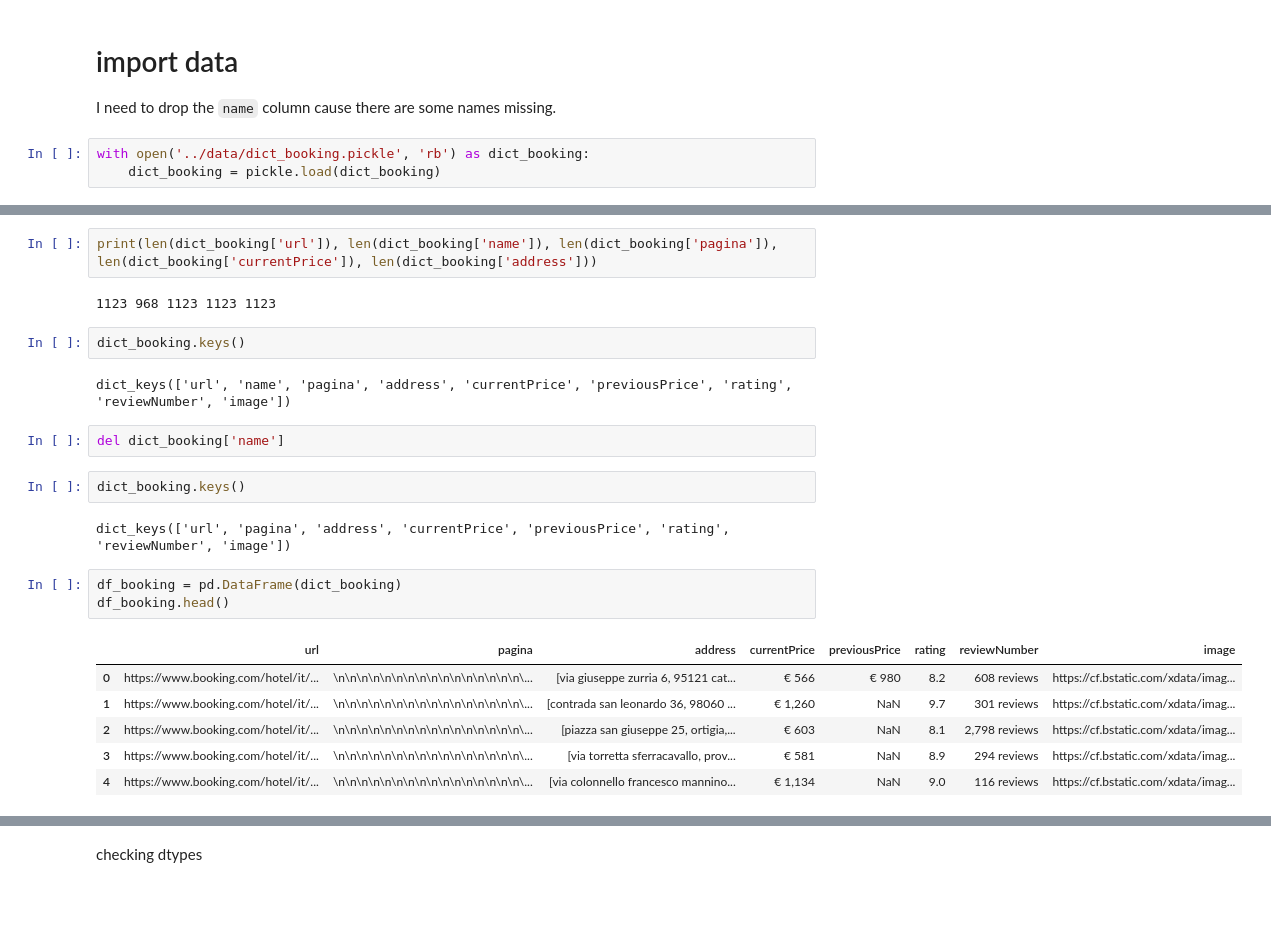
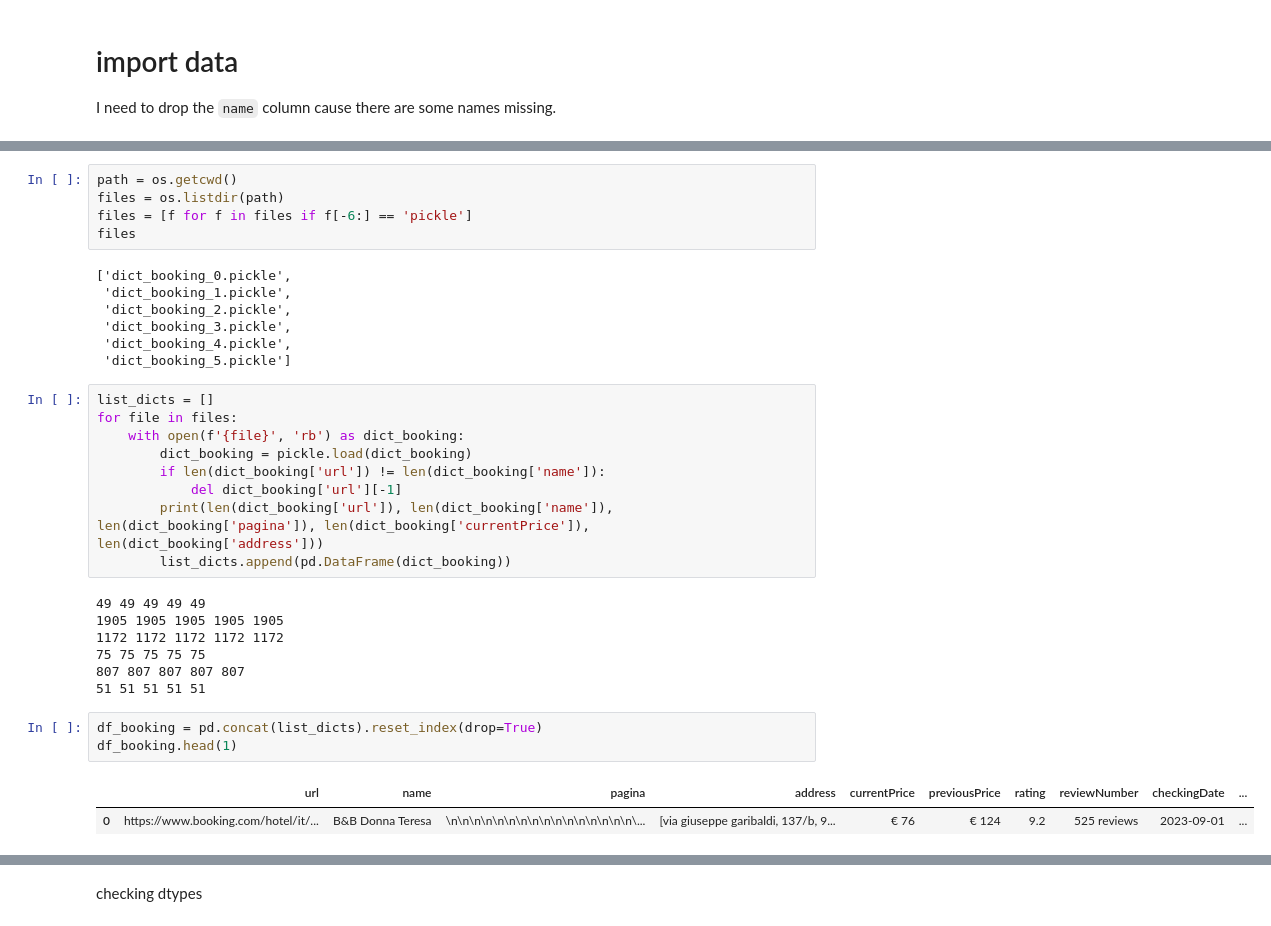
Before and after one commit to annassanchez/vuelve-conmigo-a-italia, a Jupyter notebook: notebooks/02_cleaning.ipynb, the cells around one changed output, grey strips where cells are left out. Cells and saved outputs as stored; diff of their text form; blank space fills up the shorter version.

```diff
--- a/notebooks/02_cleaning.ipynb
+++ b/notebooks/02_cleaning.ipynb
@@ -12,6 +16,3 @@ location = locator.geocode("Champ de Mars, Paris, France")
 # %% [markdown]
 # import data
 I need to drop the `name` column cause there are some names missing.
-# %%
-with open('../data/dict_booking.pickle', 'rb') as dict_booking:
-    dict_booking = pickle.load(dict_booking)
@@ -18,26 +26,36 @@ with open('../data/dict_booking.pickle', 'rb') as dict_booking:
+# %%
+path = os.getcwd()
+files = os.listdir(path)
+files = [f for f in files if f[-6:] == 'pickle']
+files
+# %% [output]
+['dict_booking_0.pickle',
+ 'dict_booking_1.pickle',
+ 'dict_booking_2.pickle',
+ 'dict_booking_3.pickle',
+ 'dict_booking_4.pickle',
+ 'dict_booking_5.pickle']
 # %%
-print(len(dict_booking['url']), len(dict_booking['name']), len(dict_booking['pagina']), len(dict_booking['currentPrice']), len(dict_booking['address']))
+list_dicts = []
+for file in files:
+    with open(f'{file}', 'rb') as dict_booking:
+        dict_booking = pickle.load(dict_booking)
+        if len(dict_booking['url']) != len(dict_booking['name']):
+            del dict_booking['url'][-1]
+        print(len(dict_booking['url']), len(dict_booking['name']), len(dict_booking['pagina']), len(dict_booking['currentPrice']), len(dict_booking['address']))
+        list_dicts.append(pd.DataFrame(dict_booking))
 # %% [output]
-1123 968 1123 1123 1123
+49 49 49 49 49
+1905 1905 1905 1905 1905
+1172 1172 1172 1172 1172
+75 75 75 75 75
+807 807 807 807 807
+51 51 51 51 51
-# %%
-dict_booking.keys()
-# %% [output]
-dict_keys(['url', 'name', 'pagina', 'address', 'currentPrice', 'previousPrice', 'rating', 'reviewNumber', 'image'])
-# %%
-del dict_booking['name']
-# %%
-dict_booking.keys()
-# %% [output]
-dict_keys(['url', 'pagina', 'address', 'currentPrice', 'previousPrice', 'rating', 'reviewNumber', 'image'])
 # %%
-df_booking = pd.DataFrame(dict_booking)
-df_booking.head()
+df_booking = pd.concat(list_dicts).reset_index(drop=True)
+df_booking.head(1)
 # %% [output]
-|  | url | pagina | address | currentPrice | previousPrice | rating | reviewNumber | image |
-| 0 | https://www.booking.com/hotel/it/... | \n\n\n\n\n\n\n\n\n\n\n\n\n\n\n\n\... | [via giuseppe zurria 6, 95121 cat... | € 566 | € 980 | 8.2 | 608 reviews | https://cf.bstatic.com/xdata/imag... |
-| 1 | https://www.booking.com/hotel/it/... | \n\n\n\n\n\n\n\n\n\n\n\n\n\n\n\n\... | [contrada san leonardo 36, 98060 ... | € 1,260 | NaN | 9.7 | 301 reviews | https://cf.bstatic.com/xdata/imag... |
-| 2 | https://www.booking.com/hotel/it/... | \n\n\n\n\n\n\n\n\n\n\n\n\n\n\n\n\... | [piazza san giuseppe 25, ortigia,... | € 603 | NaN | 8.1 | 2,798 reviews | https://cf.bstatic.com/xdata/imag... |
-| 3 | https://www.booking.com/hotel/it/... | \n\n\n\n\n\n\n\n\n\n\n\n\n\n\n\n\... | [via torretta sferracavallo, prov... | € 581 | NaN | 8.9 | 294 reviews | https://cf.bstatic.com/xdata/imag... |
-| 4 | https://www.booking.com/hotel/it/... | \n\n\n\n\n\n\n\n\n\n\n\n\n\n\n\n\... | [via colonnello francesco mannino... | € 1,134 | NaN | 9.0 | 116 reviews | https://cf.bstatic.com/xdata/imag... |
+|  | url | name | pagina | address | currentPrice | previousPrice | rating | reviewNumber | checkingDate | ... |
+| 0 | https://www.booking.com/hotel/it/... | B&B Donna Teresa | \n\n\n\n\n\n\n\n\n\n\n\n\n\n\n\n\... | [via giuseppe garibaldi, 137/b, 9... | € 76 | € 124 | 9.2 | 525 reviews | 2023-09-01 | ... |
 # %%
 df_booking = df_booking.explode('address')
```
Also changed, not shown: parts of 33 cells of this notebook.
